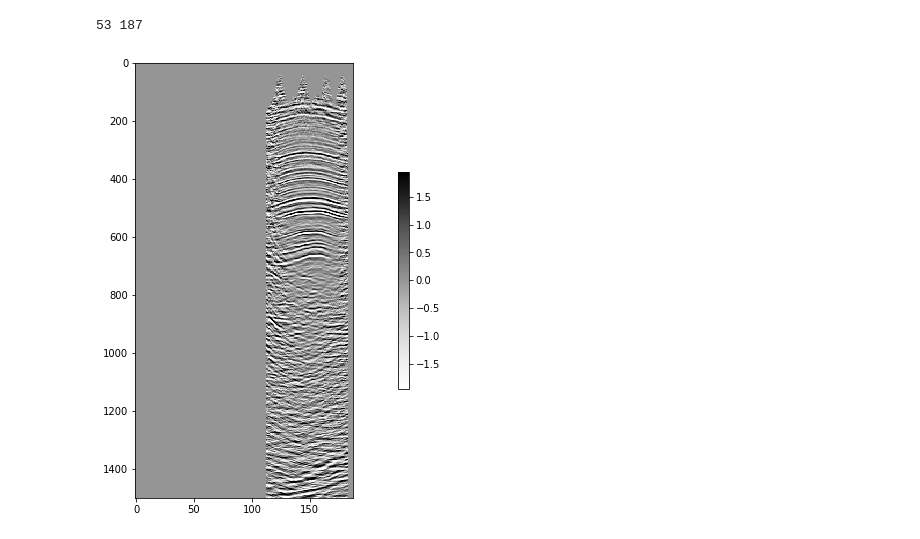
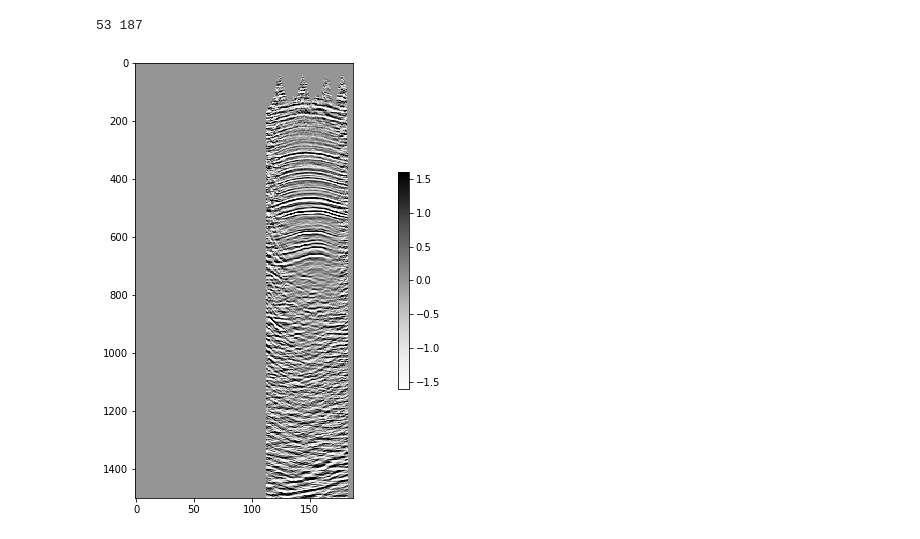
Before and after one commit to DerekParks/SEGWorkingWorkship2018, a Jupyter notebook: Obs_Read_3D_segy.ipynb, the cells around one changed output. Drawn from its saved outputs; the diff is of its cells as text; code cells hidden in the pictures.

```diff
--- a/Obs_Read_3D_segy.ipynb
+++ b/Obs_Read_3D_segy.ipynb
@@ -26,7 +26,7 @@ print(x_max, y_max)
 # %%
 x_len = x_max + 1
 y_len = y_max + 1
-s_len = data.shape[1]
+s_len = len(traces_with_indexes[0][2])
 threeDSamples = np.zeros((x_len, y_len, s_len))
 # %%
 for xy_trace in traces_with_indexes:
@@ -35,11 +35,11 @@ for xy_trace in traces_with_indexes:
     samples = xy_trace[2]
     threeDSamples[x, y] = samples
 # %%
-vm = np.percentile(data, 99)
+vm = np.percentile(threeDSamples, 99)
 
 plt.figure(figsize=(16,8))
 plt.imshow(threeDSamples[50].T, cmap="Greys", vmin=-vm, vmax=vm, aspect=0.25)
 plt.colorbar(shrink=0.5)
 plt.show()
 # %% [output]
-[figure, old version]
+[figure, new version]
```
Also changed, not shown: parts of 1 cell of this notebook.
